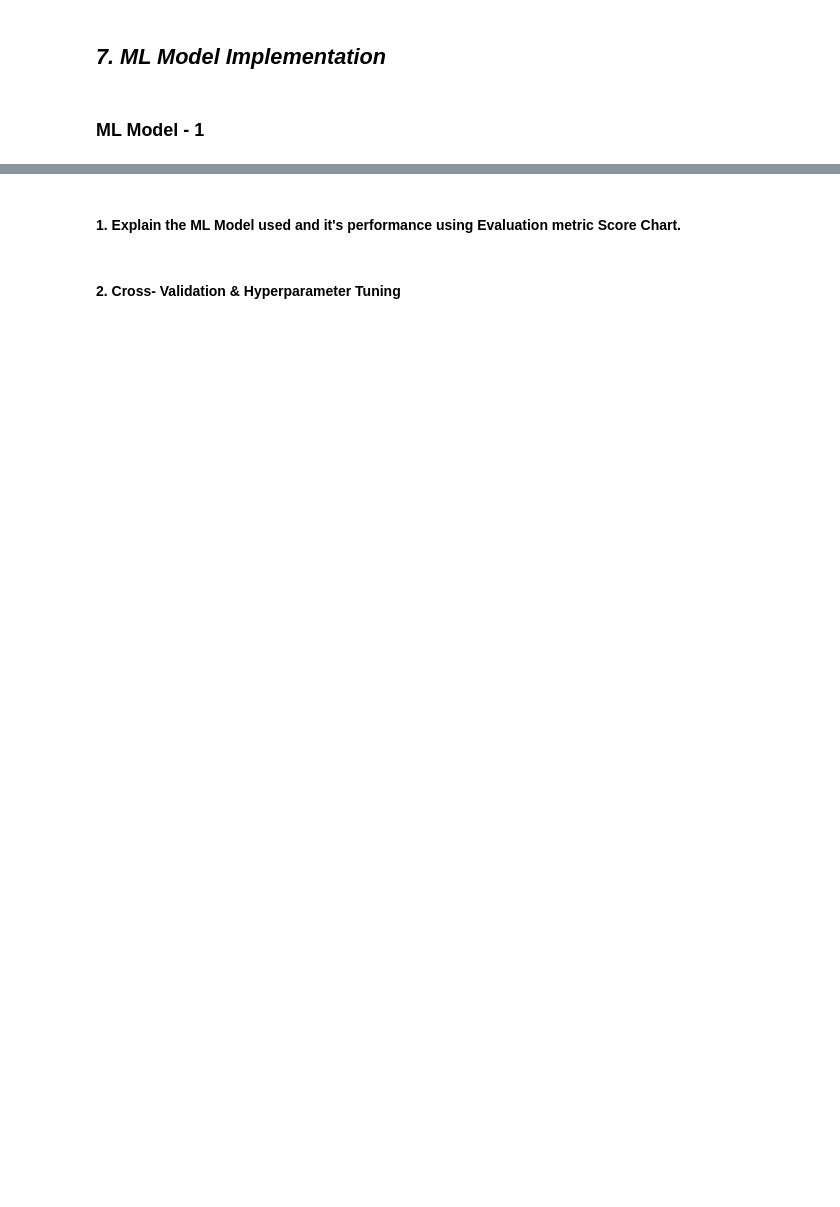
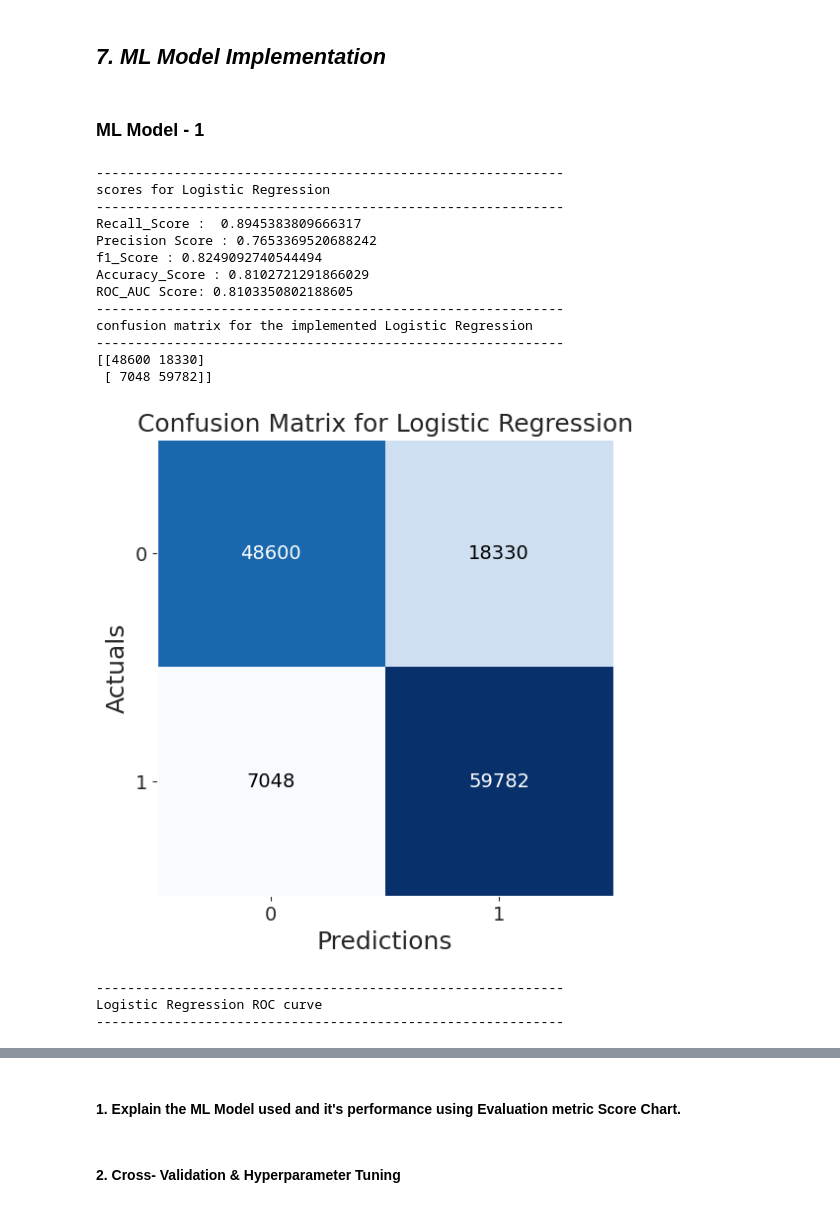
Before and after one commit to NIKHILNIGUDKAR/Health-Insurance-Cross-Sell-Prediction, a Jupyter notebook: Health_Insurance_Cross_Sell_Prediction.ipynb, the cells around one changed output, grey strips where cells are left out. Drawn from its saved outputs; the diff is of its cells as text; code cells hidden in the pictures; blank space fills up the shorter version.

```diff
--- a/Health_Insurance_Cross_Sell_Prediction.ipynb
+++ b/Health_Insurance_Cross_Sell_Prediction.ipynb
@@ -1077,0 +1179,3 @@ Answer Here.
+# %%
+# Train test split our data
+X_train,X_test,y_train,y_test = train_test_split(x_balanced,y_balanced, test_size=0.2,random_state=21)
@@ -1078,2 +1193,5 @@ Answer Here.
 # %% [markdown]
 ## ***7. ML Model Implementation***
+# %%
+results = {}
+after_tuning_results = {}
@@ -1081,7 +1264,26 @@ Answer Here.
 ### ML Model - 1
 # %%
 # ML Model - 1 Implementation
+# initiating the logistic regression
+LoReg = LogisticRegression()
 
-# Fit the Algorithm
-
-# Predict on the model
+# Fit the Algorithm and Predict on the model
+get_stat(LoReg, X_train, X_test, y_train, y_test, 'Logistic Regression')
+# %% [output]
+------------------------------------------------------------
+scores for Logistic Regression
+------------------------------------------------------------
+Recall_Score :  0.8945383809666317
+Precision Score : 0.7653369520688242
+f1_Score : 0.8249092740544494
+Accuracy_Score : 0.8102721291866029
+ROC_AUC Score: 0.8103350802188605
+------------------------------------------------------------
+confusion matrix for the implemented Logistic Regression
+------------------------------------------------------------
+[[48600 18330]
+ [ 7048 59782]]
+[figure, added]
+------------------------------------------------------------
+Logistic Regression ROC curve
+------------------------------------------------------------
```
Also changed, not shown: parts of 75 cells of this notebook.
